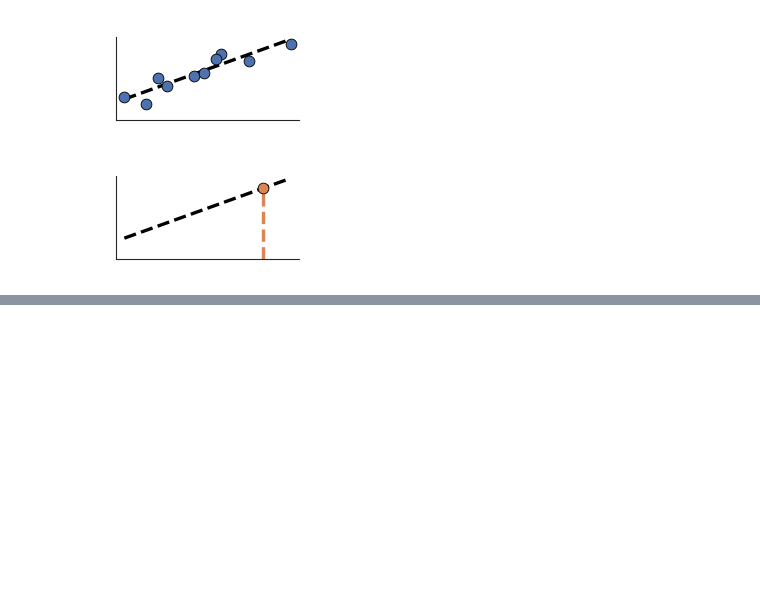
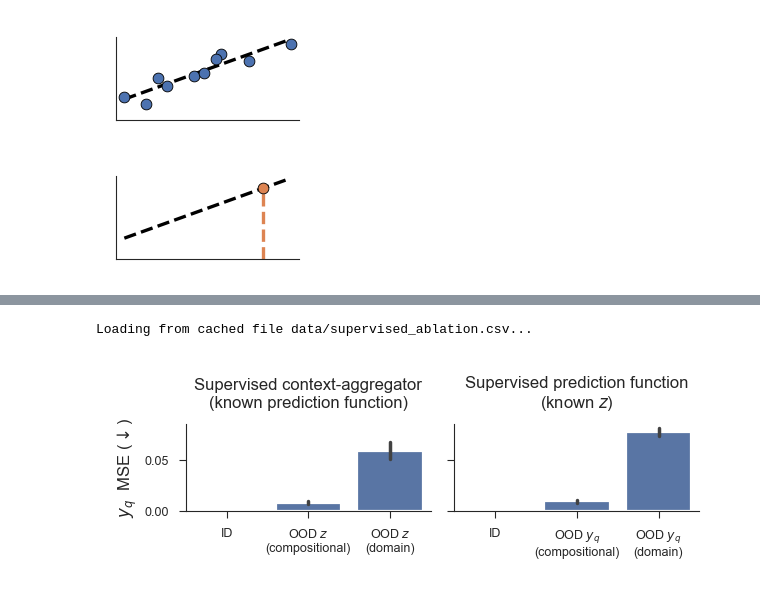
Before and after one commit to EricElmoznino/explicit_implicit_icl, a Jupyter notebook: notebooks/neurips/figures.ipynb, the cells around one changed output, grey strips where cells are left out. Drawn from its saved outputs; the diff is of its cells as text; code cells hidden in the pictures; blank space fills up the shorter version.

```diff
--- a/notebooks/neurips/figures.ipynb
+++ b/notebooks/neurips/figures.ipynb
@@ -1467,0 +1565,80 @@ plt.show()
+# %%
+data = get_run_performances(
+    wandb_username="ericelmoznino",
+    dataset="supervised-ablation_linear-regression",
+    compare_across=["model"],
+    comparison_metrics=[
+        "val/iid_yq_loss",
+        "val/iid_yq_fromz_loss",
+        "val/rangeP_yq_loss",
+        "val/rangeW_yq_fromz_loss",
+        "val/compP_yq_loss",
+        "val/compW_yq_fromz_loss",
+    ],
+    mode="min",
+    filters={
+        "tags": {"$in": ["supervised_ablation"]},
+    },
+    save_path=f"data/supervised_ablation.csv",
+)
+data_context = data[
+    ["val/iid_yq_fromz_loss", "val/rangeW_yq_fromz_loss", "val/compW_yq_fromz_loss"]
+].rename(
+    columns={
+        "val/iid_yq_fromz_loss": "ID",
+        "val/rangeW_yq_fromz_loss": "OOD $z$\n(domain)",
+        "val/compW_yq_fromz_loss": "OOD $z$\n(compositional)",
+    }
+)
+data_context = data_context.melt(
+    value_vars=["ID", "OOD $z$\n(compositional)", "OOD $z$\n(domain)"],
+    var_name="metric",
+    value_name="MSE",
+)
+data_prediction = data[
+    ["val/iid_yq_loss", "val/rangeP_yq_loss", "val/compP_yq_loss"]
+].rename(
+    columns={
+        "val/iid_yq_loss": "ID",
+        "val/rangeP_yq_loss": "OOD $y_q$\n(domain)",
+        "val/compP_yq_loss": "OOD $y_q$\n(compositional)",
+    }
+)
+data_prediction = data_prediction.melt(
+    value_vars=["ID", "OOD $y_q$\n(compositional)", "OOD $y_q$\n(domain)"],
+    var_name="metric",
+    value_name="MSE",
+)
+
+fig, axs = plt.subplots(nrows=1, ncols=2, figsize=(3, 1), sharey=True)
+
+sns.barplot(
+    data=data_context,
+    x="metric",
+    y="MSE",
+    err_kws={"linewidth": 1.25},
+    ax=axs[0],
+)
+axs[0].set(
+    title="Supervised context-aggregator\n(known prediction function)",
+    ylabel=r"$y_q$  MSE ($\downarrow$)",
+    xlabel=None,
+)
+sns.barplot(
+    data=data_prediction,
+    x="metric",
+    y="MSE",
+    err_kws={"linewidth": 1.25},
+    ax=axs[1],
+)
+axs[1].set(
+    title="Supervised prediction function\n(known $z$)",
+    ylabel=None,
+    xlabel=None,
+)
+
+fig.savefig("saved/reviewer_rebuttal_supervised.pdf")
+plt.show()
+# %% [output]
+Loading from cached file data/supervised_ablation.csv...
+[figure, added]
```
Also changed, not shown: parts of 6 cells of this notebook, 8 other files.
